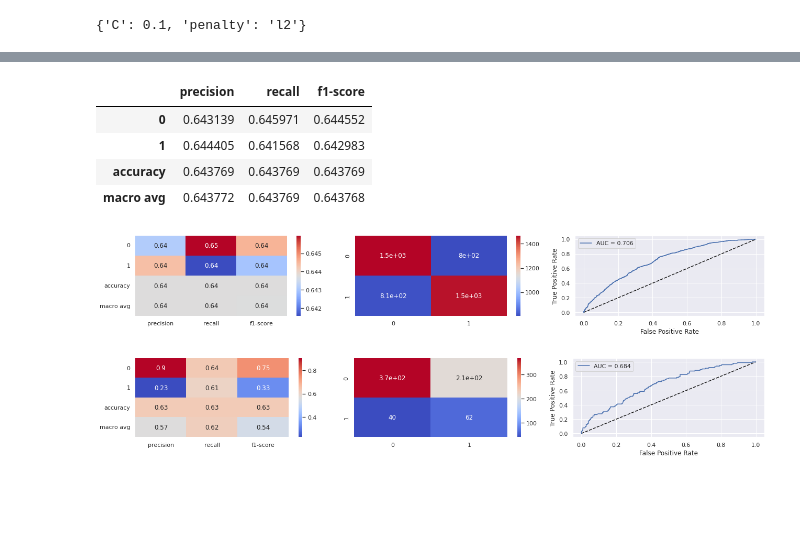
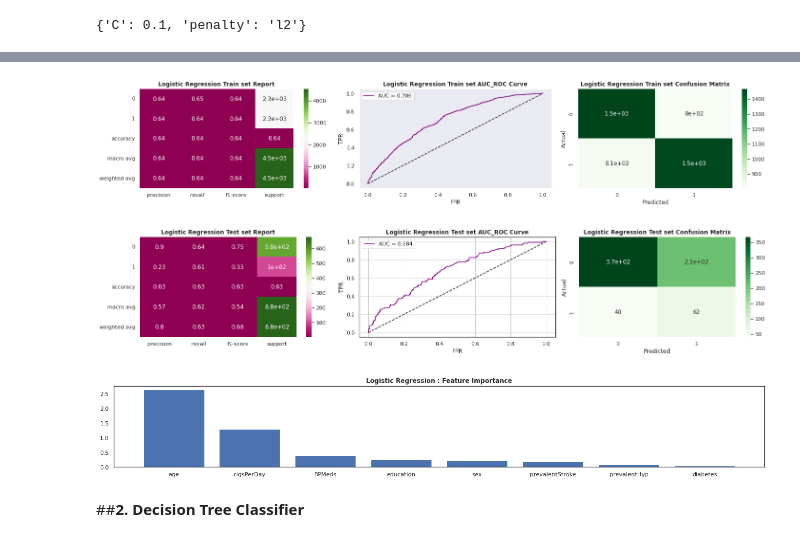
Before and after one commit to Kousikdutta1/Cardiovascular-Risk-Prediction, a Jupyter notebook: Kousik_Dutta_Cardiovascular_Risk_Prediction_Capstone_Project_.ipynb, the cells around one changed output, grey strips where cells are left out. Cells and saved outputs as stored; diff of their text form; code cells hidden in the pictures; blank space fills up the shorter version.

```diff
--- a/Kousik_Dutta_Cardiovascular_Risk_Prediction_Capstone_Project_.ipynb
+++ b/Kousik_Dutta_Cardiovascular_Risk_Prediction_Capstone_Project_.ipynb
@@ -954,46 +937,64 @@ reporttrainlr = pd.DataFrame(classification_report(y_pred =  y_pred_trainlrg, y_
-# %%
-reporttrainlr.iloc[:-1,:-1].T
-# %% [output]
-|  | precision | recall | f1-score |
-| 0 | 0.643139 | 0.645971 | 0.644552 |
-| 1 | 0.644405 | 0.641568 | 0.642983 |
-| accuracy | 0.643769 | 0.643769 | 0.643769 |
-| macro avg | 0.643772 | 0.643769 | 0.643768 |
 # %%
 
-for x , y_act in ((X_st_scale, y_smotetomek), (X_test_scale, y_test)) :
+# Plotting the Evaluation Metrics for Logistic Regression model
 
-  # Getting required metrics
+for x , y_act, title in ((X_st_scale, y_smotetomek, 'Logistic Regression Train set'), (X_test_scale, y_test, 'Logistic Regression Test set')) :
+
+# Predicting the target variable for both train and test set
+
     pred = lrg.predict(x)
     pred_proba = lrg.predict_proba(x)[:,1]
     report = pd.DataFrame(classification_report(y_pred=pred, y_true=y_act, output_dict=True))
     fpr, tpr, thresholds = roc_curve(y_act, pred_proba)
 
+# Classification report for both train and test set of data
 
-    # Classification report
-    plt.figure(figsize=(18,3))
+    plt.figure(figsize=(20,4))
     plt.subplot(1,3,1)
-    sns.heatmap(report.iloc[:-1, :-1].T, annot=True, cmap='coolwarm')
-    #plt.title(f'{label} Report')
+    sns.heatmap(report.T, annot=True, cmap = 'PiYG')
+    plt.title(f'{title} Report', weight = 'bold')
 
-    # Confusion Matrix
+# AUC_ROC Curve for both train and test set of data
+
     plt.subplot(1,3,2)
-    sns.heatmap(confusion_matrix(y_true=y_act, y_pred= pred), annot=True, cmap='coolwarm')
-    #plt.title(f'{label} Confusion Matrix')
-    #plt.xlabel('Predicted labels')
-    #plt.ylabel('Actual labels')
+    sns.set_style ('white')
+    plt.grid()
+    plt.plot([0,1],[0,1],'k--')
+    plt.plot(fpr,tpr,label=f'AUC = {np.round(np.trapz(tpr,fpr),3)}', color = 'purple')
+    plt.legend(loc = 'upper left')
+    plt.title(f'{title} AUC_ROC Curve', weight = 'bold')
+    plt.xlabel('FPR')
+    plt.ylabel('TPR')
 
-    # AUC_ROC Curve
+# Confusion Matrix for both train and test set of data
+
     plt.subplot(1,3,3)
-    plt.plot([0,1],[0,1],'k--')
-    plt.plot(fpr,tpr,label=f'AUC = {np.round(np.trapz(tpr,fpr),3)}')
-    plt.legend(loc = 'upper left')
-    #plt.title(f'{label} AUC_ROC Curve')
-    plt.xlabel('False Positive Rate')
-    plt.ylabel('True Positive Rate')
+    sns.heatmap(confusion_matrix(y_true=y_act, y_pred= pred), annot=True, cmap = 'Greens')
+    plt.title(f'{title} Confusion Matrix', weight = 'bold')
+    plt.xlabel('Predicted')
+    plt.ylabel('Actual')
+
+
     plt.tight_layout()
 
 plt.show()
 # %% [output]
-[figure, old version]
+[figure, new version]
-[figure, old version]
+[figure, new version]
+# %%
+# Let's plot feature importance for Logistic Regression model
+
+importance = np.abs(lrg.best_estimator_.coef_[0])
+index = np.argsort(importance)
+index = index[::-1]
+plt.figure(figsize=(18,3))
+
+plt.bar(range(len(index)), importance[index])
+plt.xticks(range(len(index)),[independent_variables[i] for i in index])
+plt.title('Logistic Regression : Feature Importance', weight =  'bold')
+plt.tight_layout()
+plt.show()
+# %% [output]
+[figure, added]
+# %% [markdown]
+##**2. Decision Tree Classifier**
```
Also changed, not shown: parts of 29 cells of this notebook.
